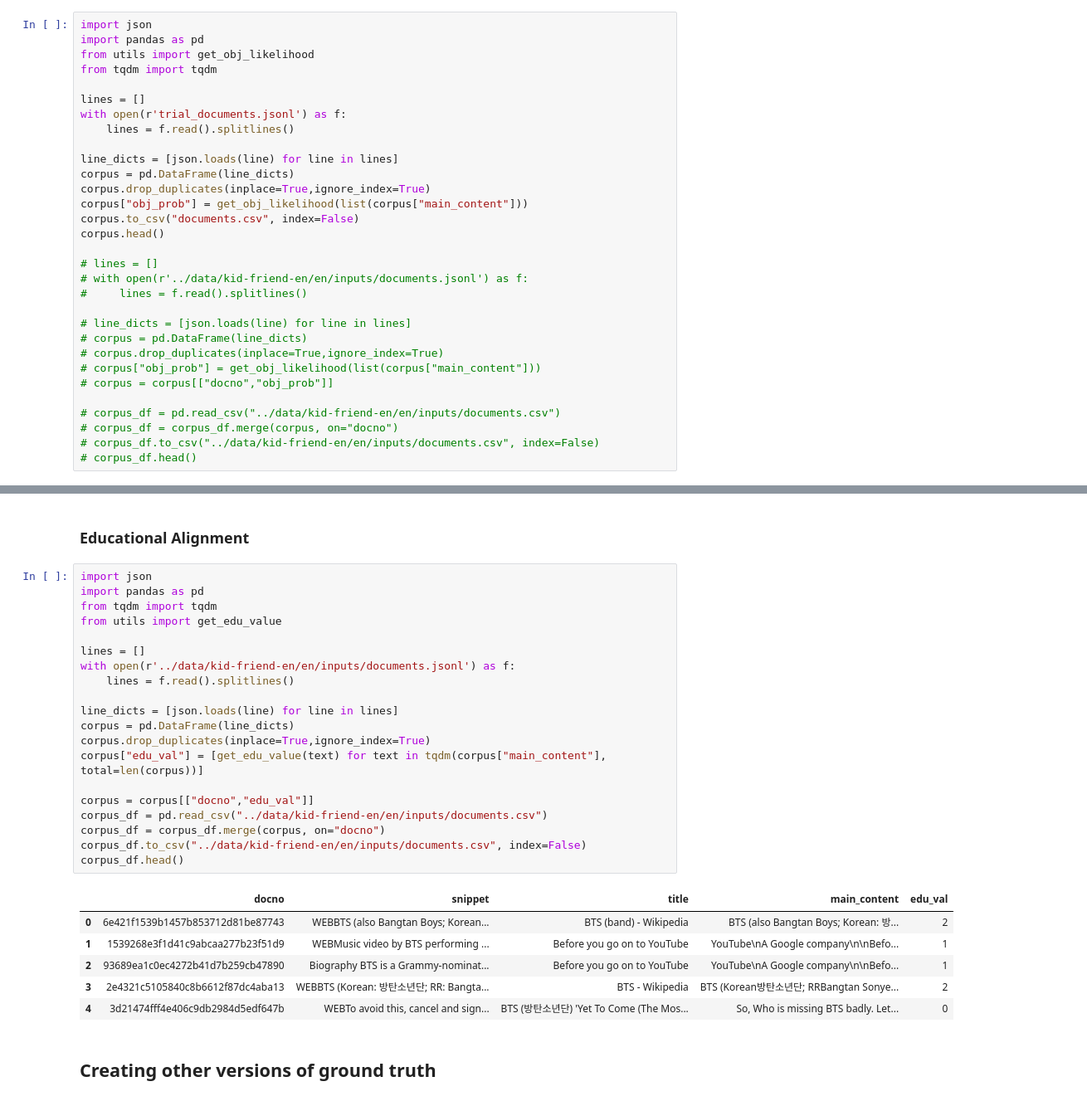
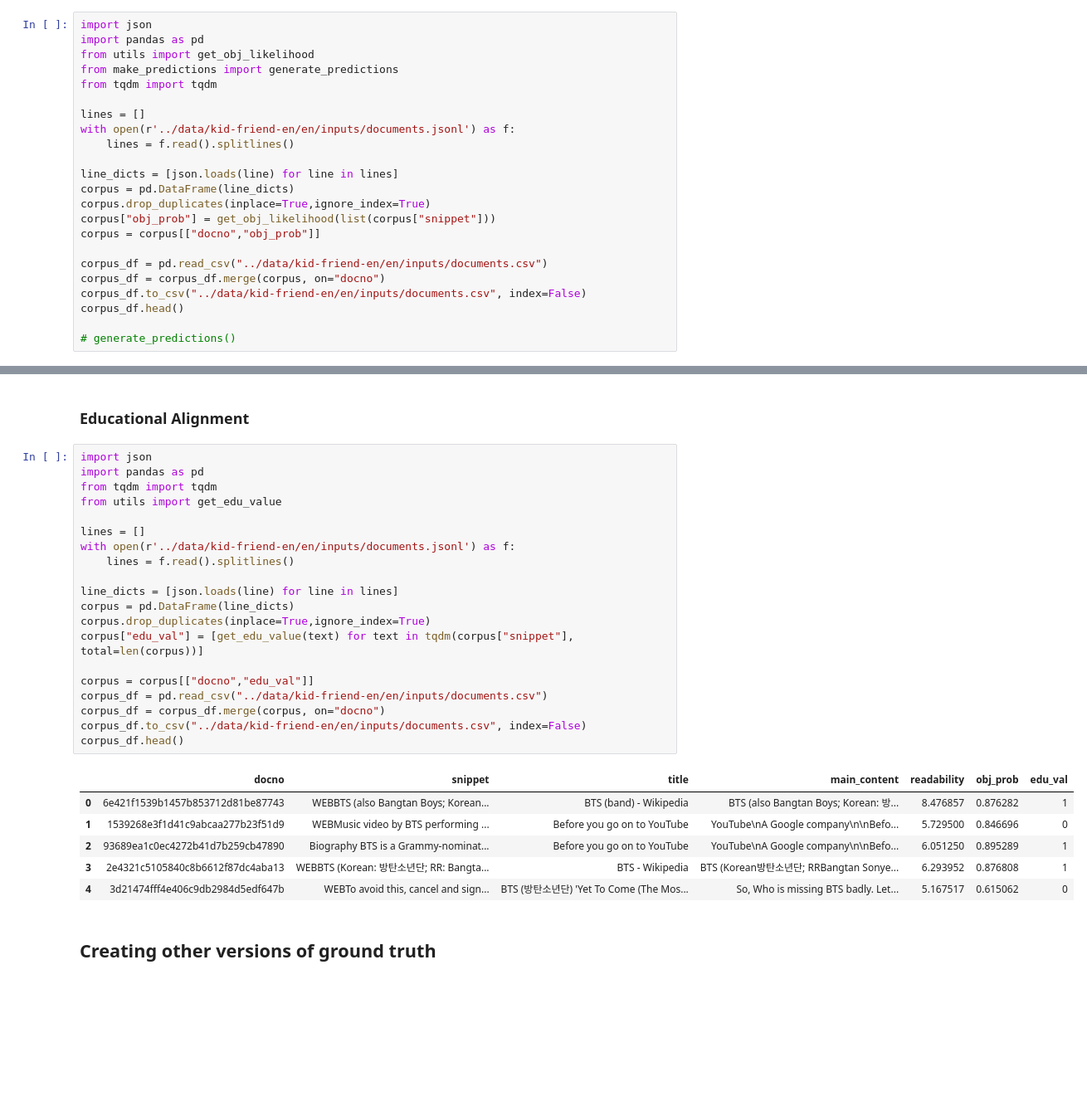
Before and after one commit to SOLandChildren/ChildCenteredEvaluation, a Jupyter notebook: code/kid_friend_preprocessing.ipynb, the cells around one changed output, grey strips where cells are left out. Shown at 83% size. Drawn from its saved outputs; the diff is of its cells as text; blank space fills up the shorter version.

```diff
--- a/code/kid_friend_preprocessing.ipynb
+++ b/code/kid_friend_preprocessing.ipynb
@@ -165,31 +176,23 @@ corpus_df.loc[(corpus_df["readability"]<0)]
 import json
 import pandas as pd
 from utils import get_obj_likelihood
+from make_predictions import generate_predictions
 from tqdm import tqdm
 
 lines = []
-with open(r'trial_documents.jsonl') as f:
+with open(r'../data/kid-friend-en/en/inputs/documents.jsonl') as f:
     lines = f.read().splitlines()
 
 line_dicts = [json.loads(line) for line in lines]
 corpus = pd.DataFrame(line_dicts)
 corpus.drop_duplicates(inplace=True,ignore_index=True)
-corpus["obj_prob"] = get_obj_likelihood(list(corpus["main_content"]))
-corpus.to_csv("documents.csv", index=False)
-corpus.head()
+corpus["obj_prob"] = get_obj_likelihood(list(corpus["snippet"]))
+corpus = corpus[["docno","obj_prob"]]
 
-# lines = []
-# with open(r'../data/kid-friend-en/en/inputs/documents.jsonl') as f:
-#     lines = f.read().splitlines()
+corpus_df = pd.read_csv("../data/kid-friend-en/en/inputs/documents.csv")
+corpus_df = corpus_df.merge(corpus, on="docno")
+corpus_df.to_csv("../data/kid-friend-en/en/inputs/documents.csv", index=False)
+corpus_df.head()
 
-# line_dicts = [json.loads(line) for line in lines]
-# corpus = pd.DataFrame(line_dicts)
-# corpus.drop_duplicates(inplace=True,ignore_index=True)
-# corpus["obj_prob"] = get_obj_likelihood(list(corpus["main_content"]))
-# corpus = corpus[["docno","obj_prob"]]
-
-# corpus_df = pd.read_csv("../data/kid-friend-en/en/inputs/documents.csv")
-# corpus_df = corpus_df.merge(corpus, on="docno")
-# corpus_df.to_csv("../data/kid-friend-en/en/inputs/documents.csv", index=False)
-# corpus_df.head()
+# generate_predictions()
 # %% [output]
@@ -209,29 +229,29 @@ Device set to use cuda:0
 # %%
 import json
 import pandas as pd
 from tqdm import tqdm
 from utils import get_edu_value
 
 lines = []
 with open(r'../data/kid-friend-en/en/inputs/documents.jsonl') as f:
     lines = f.read().splitlines()
 
 line_dicts = [json.loads(line) for line in lines]
 corpus = pd.DataFrame(line_dicts)
 corpus.drop_duplicates(inplace=True,ignore_index=True)
-corpus["edu_val"] = [get_edu_value(text) for text in tqdm(corpus["main_content"], total=len(corpus))]
+corpus["edu_val"] = [get_edu_value(text) for text in tqdm(corpus["snippet"], total=len(corpus))]
 
 corpus = corpus[["docno","edu_val"]]
 corpus_df = pd.read_csv("../data/kid-friend-en/en/inputs/documents.csv")
 corpus_df = corpus_df.merge(corpus, on="docno")
 corpus_df.to_csv("../data/kid-friend-en/en/inputs/documents.csv", index=False)
 corpus_df.head()
 # %% [output]
-|  | docno | snippet | title | main_content | edu_val |
-| 0 | 6e421f1539b1457b853712d81be87743 | WEBBTS (also Bangtan Boys; Korean... | BTS (band) - Wikipedia | BTS (also Bangtan Boys; Korean: 방... | 2 |
-| 1 | 1539268e3f1d41c9abcaa277b23f51d9 | WEBMusic video by BTS performing ... | Before you go on to YouTube | YouTube\nA Google company\n\nBefo... | 1 |
-| 2 | 93689ea1c0ec4272b41d7b259cb47890 | Biography BTS is a Grammy-nominat... | Before you go on to YouTube | YouTube\nA Google company\n\nBefo... | 1 |
-| 3 | 2e4321c5105840c8b6612f87dc4aba13 | WEBBTS (Korean: 방탄소년단; RR: Bangta... | BTS - Wikipedia | BTS (Korean방탄소년단; RRBangtan Sonye... | 2 |
-| 4 | 3d21474fff4e406c9db2984d5edf647b | WEBTo avoid this, cancel and sign... | BTS (방탄소년단) 'Yet To Come (The Mos... | So, Who is missing BTS badly. Let... | 0 |
+|  | docno | snippet | title | main_content | readability | obj_prob | edu_val |
+| 0 | 6e421f1539b1457b853712d81be87743 | WEBBTS (also Bangtan Boys; Korean... | BTS (band) - Wikipedia | BTS (also Bangtan Boys; Korean: 방... | 8.476857 | 0.876282 | 1 |
+| 1 | 1539268e3f1d41c9abcaa277b23f51d9 | WEBMusic video by BTS performing ... | Before you go on to YouTube | YouTube\nA Google company\n\nBefo... | 5.729500 | 0.846696 | 0 |
+| 2 | 93689ea1c0ec4272b41d7b259cb47890 | Biography BTS is a Grammy-nominat... | Before you go on to YouTube | YouTube\nA Google company\n\nBefo... | 6.051250 | 0.895289 | 1 |
+| 3 | 2e4321c5105840c8b6612f87dc4aba13 | WEBBTS (Korean: 방탄소년단; RR: Bangta... | BTS - Wikipedia | BTS (Korean방탄소년단; RRBangtan Sonye... | 6.293952 | 0.876808 | 1 |
+| 4 | 3d21474fff4e406c9db2984d5edf647b | WEBTo avoid this, cancel and sign... | BTS (방탄소년단) 'Yet To Come (The Mos... | So, Who is missing BTS badly. Let... | 5.167517 | 0.615062 | 0 |
 # %% [markdown]
 ## Creating other versions of ground truth
```
Also changed, not shown: parts of 15 cells of this notebook, 36 other files.
